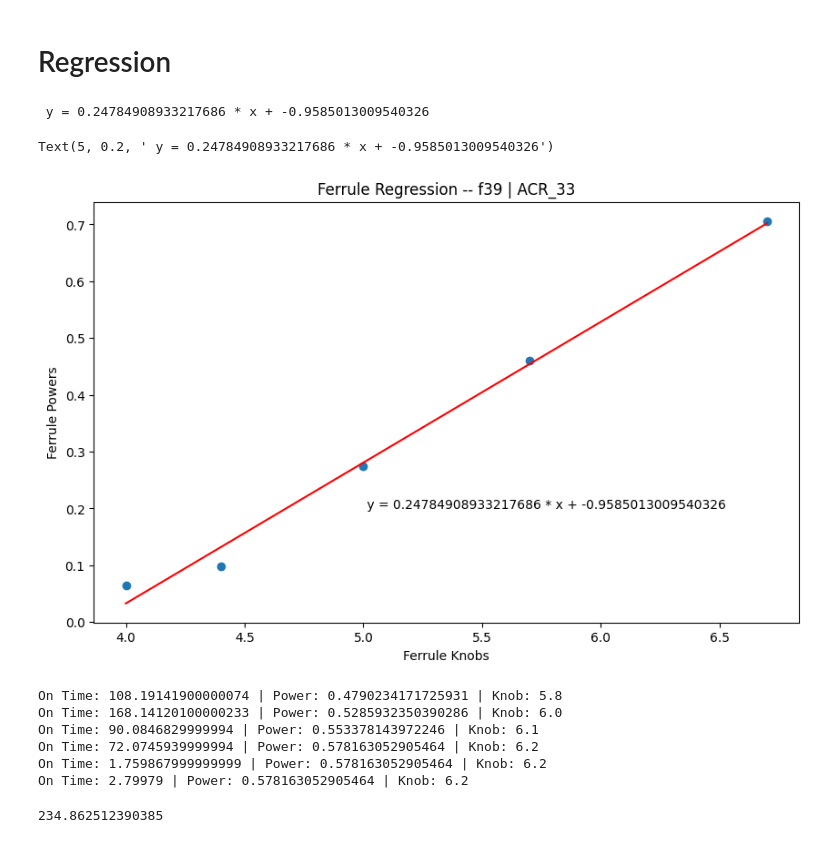
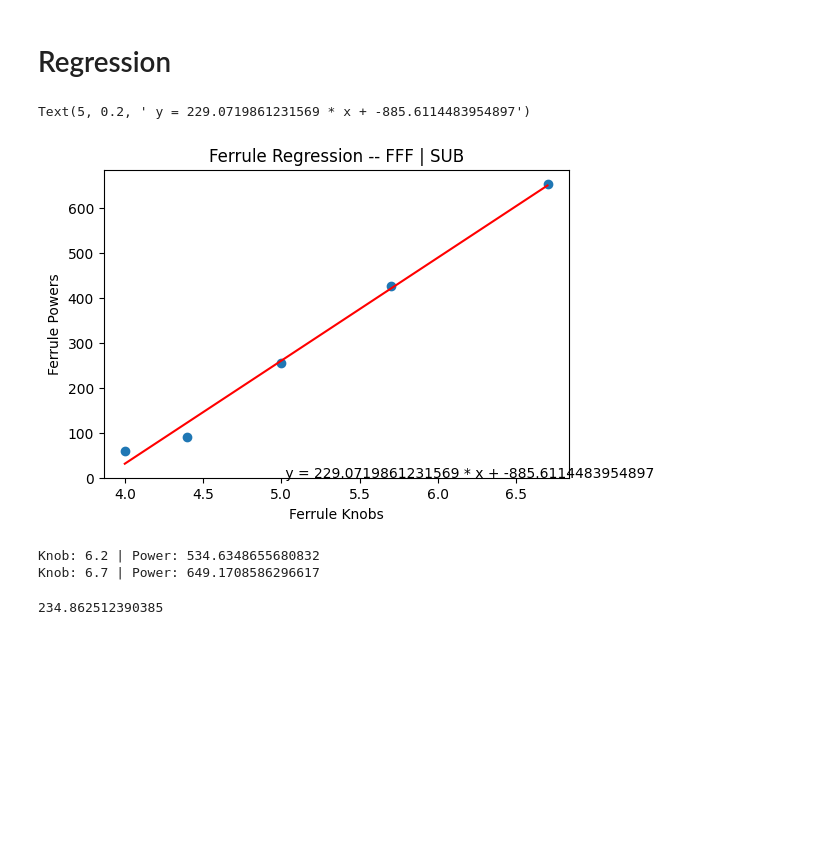
Before and after one commit to kortdriessen/acr, a Jupyter notebook: streamlit/ferrule_reg.ipynb, the cells around one changed output. Cells and saved outputs as stored; diff of their text form; code cells hidden in the pictures; blank space fills up the shorter version.

```diff
--- a/streamlit/ferrule_reg.ipynb
+++ b/streamlit/ferrule_reg.ipynb
@@ -37,4 +48,7 @@ train_knobs = [5.8, 6.0, 6.1, 6.2, 6.2, 6.2]
 # %%
-ferrule = 'f39'
+ferrule = 'FFF'
+subject = 'SUB'
 ferrule_knobs = [4.0, 4.4, 5.0, 5.7, 6.7]
-ferrule_powers = [.064, .098, .274, .460, .706]
+ferrule_powers = [
+    60, 90, 254, 425, 653
+]
@@ -41,31 +57,29 @@ ferrule_powers = [.064, .098, .274, .460, .706]
 # %%
-from sklearn.linear_model import LinearRegression
 
 # Create the linear regression model
 regression_model = LinearRegression()
 
 # Fit the model to the data
 X = np.array(ferrule_knobs).reshape(-1, 1)
 y = np.array(ferrule_powers)
 regression_model.fit(X, y)
 
 # Predict the values
 y_pred = regression_model.predict(X)
 
-f, ax = plt.subplots(1, 1, figsize=(10, 6))
+f, ax = plt.subplots(1, 1, figsize=(6, 4))
 # Plot the data and the regression line
 ax.scatter(ferrule_knobs, ferrule_powers)
 ax.plot(ferrule_knobs, y_pred, color='red')
 ax.set_xlabel('Ferrule Knobs')
 ax.set_ylabel('Ferrule Powers')
 ax.set_title(f'Ferrule Regression -- {ferrule} | {subject}')
 
 
 #get the equation of the line
 m = regression_model.coef_[0]
 b = regression_model.intercept_
 ax.text(5, .2, ' y = {0} * x + {1}'.format(m, b))
 # %% [output]
- y = 0.24784908933217686 * x + -0.9585013009540326
+Text(5, 0.2, ' y = 229.0719861231569 * x + -885.6114483954897')
-Text(5, 0.2, ' y = 0.24784908933217686 * x + -0.9585013009540326')
-[figure, old version]
+[figure, new version]
@@ -76,17 +87,10 @@ def ferrule_regression(m, b, x):
 total_powers = []
 for i, knob in enumerate(train_knobs):
     power = ferrule_regression(m, b, knob)
-    on_time = total_on_times[i]
-    print(f'On Time: {on_time} | Power: {power} | Knob: {knob}')
-    total_pow = on_time * power
-    total_powers.append(total_pow)
+    print(f'Knob: {knob} | Power: {power}')
 # %% [output]
-On Time: 108.19141900000074 | Power: 0.4790234171725931 | Knob: 5.8
-On Time: 168.14120100000233 | Power: 0.5285932350390286 | Knob: 6.0
-On Time: 90.0846829999994 | Power: 0.553378143972246 | Knob: 6.1
-On Time: 72.0745939999994 | Power: 0.578163052905464 | Knob: 6.2
-On Time: 1.759867999999999 | Power: 0.578163052905464 | Knob: 6.2
-On Time: 2.79979 | Power: 0.578163052905464 | Knob: 6.2
+Knob: 6.2 | Power: 534.6348655680832
+Knob: 6.7 | Power: 649.1708586296617
 # %%
 complete_stim_integral = sum(total_powers)
 # %%
```
Also changed, not shown: parts of 6 cells of this notebook, 33 other files.
